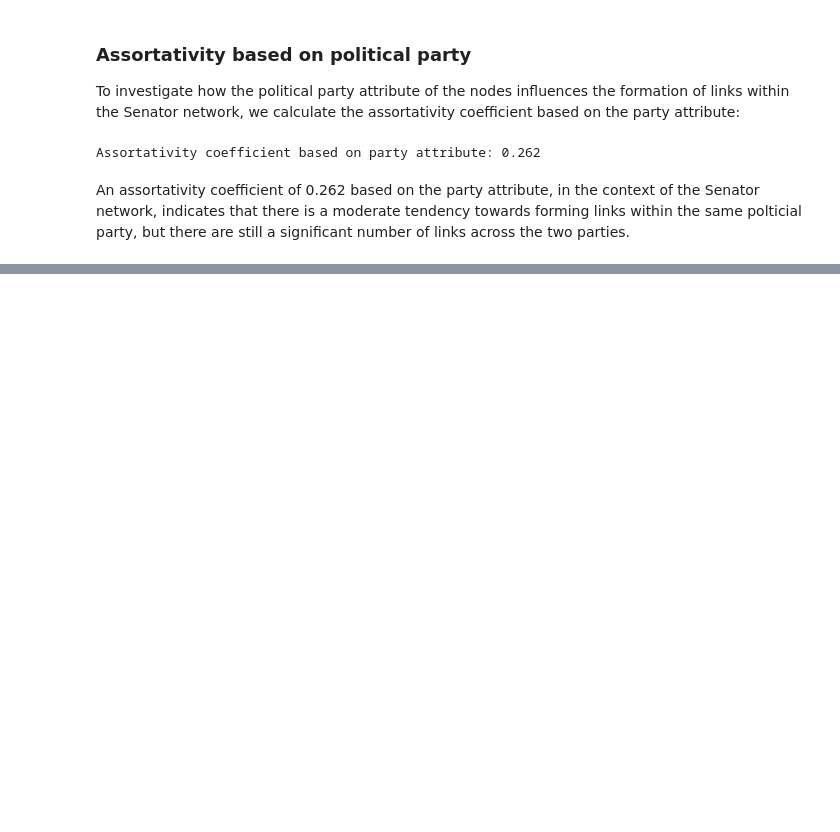
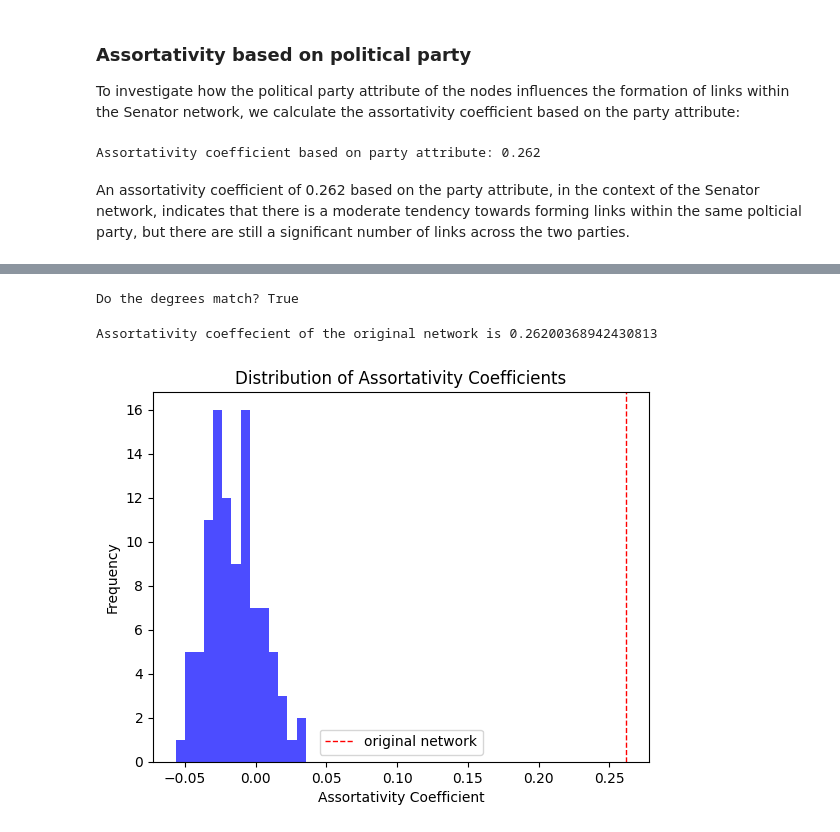
Before and after one commit to albert-moller/CSSFinalAssignment, a Jupyter notebook: ProjectB.ipynb, the cells around one changed output, grey strips where cells are left out. Saved outputs shown, nothing was run; the diff lists cells and outputs as text; code cells hidden in the pictures; blank space fills up the shorter version.

```diff
--- a/ProjectB.ipynb
+++ b/ProjectB.ipynb
@@ -253,0 +266,64 @@ An assortativity coefficient of 0.262 based on the party attribute, in the conte
+# %%
+import random
+from tqdm import tqdm
+
+def configuration_model(G, num_swaps):
+    RG = G.copy()
+    edges = list(RG.edges())
+    edge_count = len(edges)
+    for _ in range(num_swaps):
+        e1_idx, e2_idx = random.sample(range(edge_count), 2)
+        e1, e2 = edges[e1_idx], edges[e2_idx]
+        u, v = e1
+        x, y = e2
+
+        if random.random() < 0.5:
+            u, v = v, u
+
+        if u != y and v != x and not RG.has_edge(u, y) and not RG.has_edge(x, v):
+            RG.remove_edge(*e1)
+            RG.remove_edge(*e2)
+            RG.add_edge(u, y)
+            RG.add_edge(x, v)
+            edges[e1_idx] = (u, y)
+            edges[e2_idx] = (x, v)
+
+    return RG
+
+num_swaps = G.number_of_edges() * 10
+randomized_graph = configuration_model(G, num_swaps)
+
+#Assert that the degrees of the nodes in the original network and the configuration model remain the same
+original_degrees = dict(G.degree())
+randomized_degrees = dict(randomized_graph.degree())
+degrees_match = all(original_degrees[node] == randomized_degrees[node] for node in G.nodes())
+print(f"Do the degrees match? {degrees_match}")
+# %% [output]
+Do the degrees match? True
+# %%
+#Generate 100 random networks:
+assortativity_coeffecients = []
+num_swaps = G.number_of_edges() * 10
+
+for _ in tqdm(range(100)):
+    random_network = configuration_model(G, num_swaps)
+    r = assortativity_coeffecient(random_network, "party")
+    assortativity_coeffecients.append(r)
+
+original_assortativity = assortativity_coeffecient(G, "party")
+print(f"Assortativity coeffecient of the original network is {original_assortativity}")
+# %% [output]
+Assortativity coeffecient of the original network is 0.26200368942430813
+# %%
+max_assortativity = max(assortativity_coeffecients)
+min_assortativity = min(assortativity_coeffecients)
+bins = np.linspace(min_assortativity, max_assortativity, 15)
+plt.hist(assortativity_coeffecients, bins=bins, color='blue', alpha=0.7)
+plt.axvline(original_assortativity, color='red', linestyle='dashed', linewidth=1, label = "original network")
+plt.title('Distribution of Assortativity Coefficients')
+plt.xlabel('Assortativity Coefficient')
+plt.ylabel('Frequency')
+plt.legend()
+plt.show()
+# %% [output]
+[figure, added]
```
Also changed, not shown: parts of 29 cells of this notebook.
